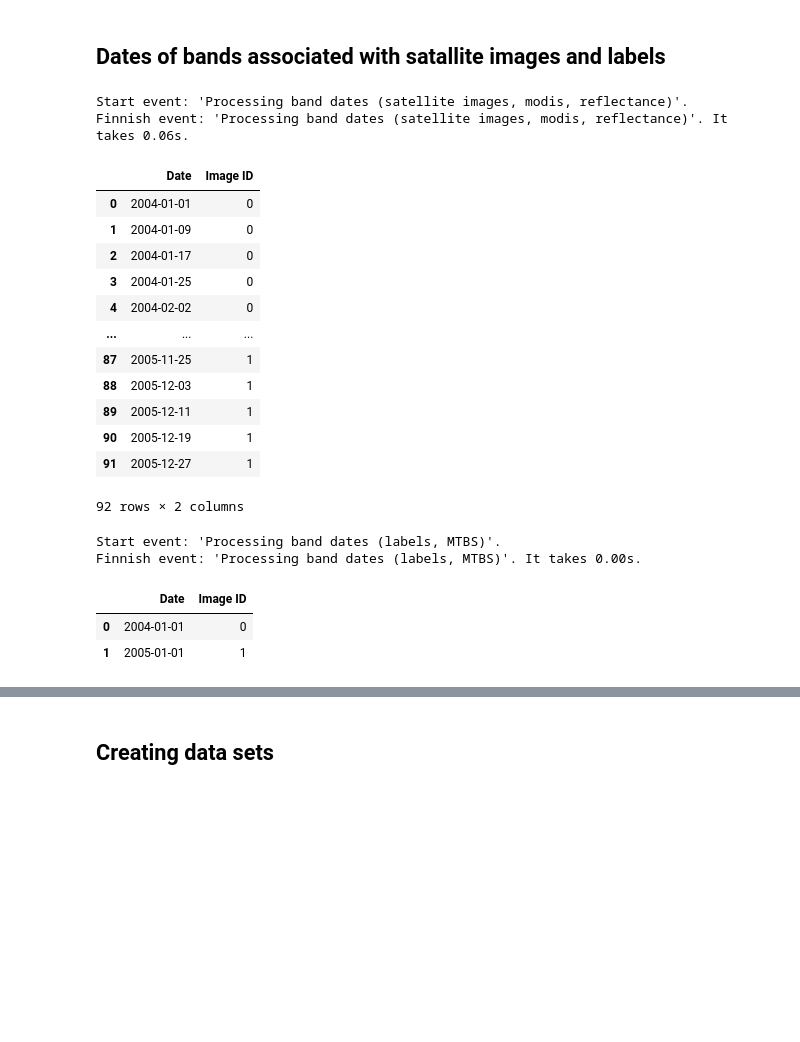
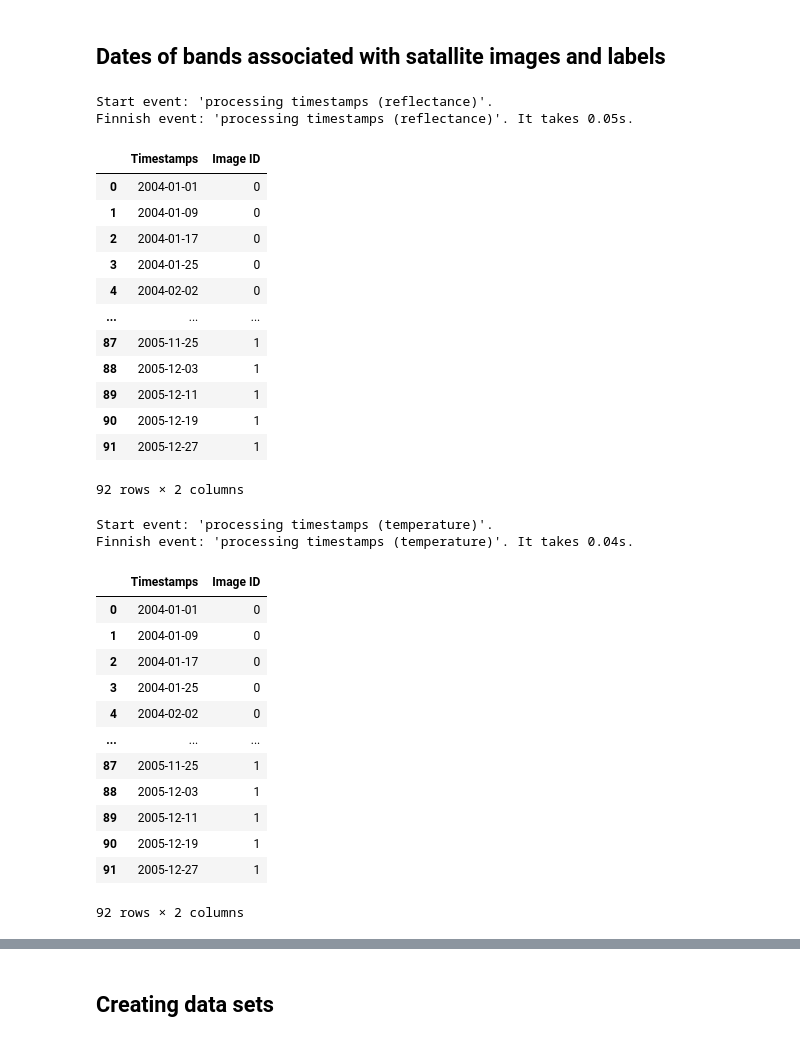
Before and after one commit to natural-hazards/wildfires, a Jupyter notebook: notebooks/tutorial_permonsvm_labels.ipynb, the cells around one changed output, grey strips where cells are left out. Saved outputs shown, nothing was run; the diff lists cells and outputs as text; code cells hidden in the pictures; blank space fills up the shorter version.

```diff
--- a/notebooks/tutorial_permonsvm_labels.ipynb
+++ b/notebooks/tutorial_permonsvm_labels.ipynb
@@ -51,7 +56,7 @@ PREFIX_IMG = 'ak_reflec_january_december_{}_100km'
 # %% [markdown]
 We use the MTBS labelling for wildfires in this example. See the Google Earth Engine catalog on https://developers.google.com/earth-engine/datasets/catalog/USFS_GTAC_MTBS_annual_burn_severity_mosaics_v1 for futher details.
 # %%
-LABEL_COLLECTION = ee_collections.FireLabelsCollection.MTBS
+LABEL_COLLECTION = data_loader.FireMapSelectOpt.MTBS
 STR_LABEL_COLLECTION = LABEL_COLLECTION.name.lower()
 # %% [markdown]
 Here, we set file names of satellite images and corresponding labels using prefixes and a location and store the names to lists.
@@ -100,6 +122,6 @@ We horizontally split the images and corresponding labels. The top 66.6 percent
 # %%
-DatasetSplitOpt = data_ts.DatasetSplitOpt
-DS_SPLIT_OPT = DatasetSplitOpt.IMG_HORIZONTAL_SPLIT
+SatDataSplitOpt = data_ts.SatDataSplitOpt
+DS_SPLIT_OPT = SatDataSplitOpt.IMG_HORIZONTAL_SPLIT
 
 TEST_RATIO = 1. / 3.
 # %% [markdown]
@@ -110,29 +129,41 @@ ADD_VI = [VegetationIndex.NDVI, VegetationIndex.EVI, VegetationIndex.EVI2]
+# %%
+VegetationSelect = data_fuze.VegetationIndexSelectOpt
+ADD_VI = (VegetationSelect.NDVI, VegetationSelect.EVI, VegetationSelect.EVI2)
 # %% [markdown]
 And, we set up a data adapter then.
 # %%
-adapter_ts = data_ts.DataAdapterTS(
-    lst_satimgs=lst_satimgs,
-    lst_labels=lst_labels,
-    label_collection=LABEL_COLLECTION,
-    mtbs_severity_from=ee_collections.MTBSSeverity.LOW,
+SatDataSelectOpt = data_loader.SatDataSelectOpt
+
+adapter_ts = data_ts.SatDataAdapterTS(
+    lst_firemaps=lst_firemaps,
+    lst_satdata_reflectance=lst_satdata_reflectance,
+    lst_satdata_temperature=lst_satdata_temperature,
+    # selection of modis collection
+    opt_select_satdata=SatDataSelectOpt.ALL,
+    # fire map collection
+    opt_select_firemap=LABEL_COLLECTION,
+    mtbs_min_severity=ee_collections.MTBSSeverity.LOW,
+    # filtering spectral data using Savitzky-Golay filter
+    savgol_polyorder=4,
+    savgol_winlen=10,
     # vegetation index
-    vegetation_index=ADD_VI,
+    lst_vegetation_add=ADD_VI,
     # transformation options
-    transform_ops=TRANSFORM_OPS,
-    pca_ops=PCA_OPS,
+    opt_preprocess_satdata=TRANSFORM_OPS,
+    opt_pca_factor=PCA_OPS,
     pca_retained_variance=PCA_RETAINED_VARIANCE,
     # data set split options
-    ds_split_opt=DS_SPLIT_OPT,
+    opt_split_satdata=DS_SPLIT_OPT,
     test_ratio=TEST_RATIO,
 )
 # %% [markdown]
 ## Dates of bands associated with satallite images and labels
 # %%
-adapter_ts.satimg_dates
+adapter_ts.timestamps_reflectance
 # %% [output]
-Start event: 'Processing band dates (satellite images, modis, reflectance)'.
-Finnish event: 'Processing band dates (satellite images, modis, reflectance)'. It takes 0.06s.
+Start event: 'processing timestamps (reflectance)'.
+Finnish event: 'processing timestamps (reflectance)'. It takes 0.05s.
-|  | Date | Image ID |
+|  | Timestamps | Image ID |
 | 0 | 2004-01-01 | 0 |
 | 1 | 2004-01-09 | 0 |
 | 2 | 2004-01-17 | 0 |
@@ -146,10 +177,20 @@ Finnish event: 'Processing band dates (satellite images, modis, reflectance)'. I
 | 91 | 2005-12-27 | 1 |
 92 rows × 2 columns
 # %%
-adapter_ts.label_dates
+adapter_ts.timestamps_temperature
 # %% [output]
-Start event: 'Processing band dates (labels, MTBS)'.
-Finnish event: 'Processing band dates (labels, MTBS)'. It takes 0.00s.
+Start event: 'processing timestamps (temperature)'.
+Finnish event: 'processing timestamps (temperature)'. It takes 0.04s.
-|  | Date | Image ID |
+|  | Timestamps | Image ID |
 | 0 | 2004-01-01 | 0 |
-| 1 | 2005-01-01 | 1 |
+| 1 | 2004-01-09 | 0 |
+| 2 | 2004-01-17 | 0 |
+| 3 | 2004-01-25 | 0 |
+| 4 | 2004-02-02 | 0 |
+| ... | ... | ... |
+| 87 | 2005-11-25 | 1 |
+| 88 | 2005-12-03 | 1 |
+| 89 | 2005-12-11 | 1 |
+| 90 | 2005-12-19 | 1 |
+| 91 | 2005-12-27 | 1 |
+92 rows × 2 columns
```
Also changed, not shown: parts of 43 cells of this notebook, 2 other files.
